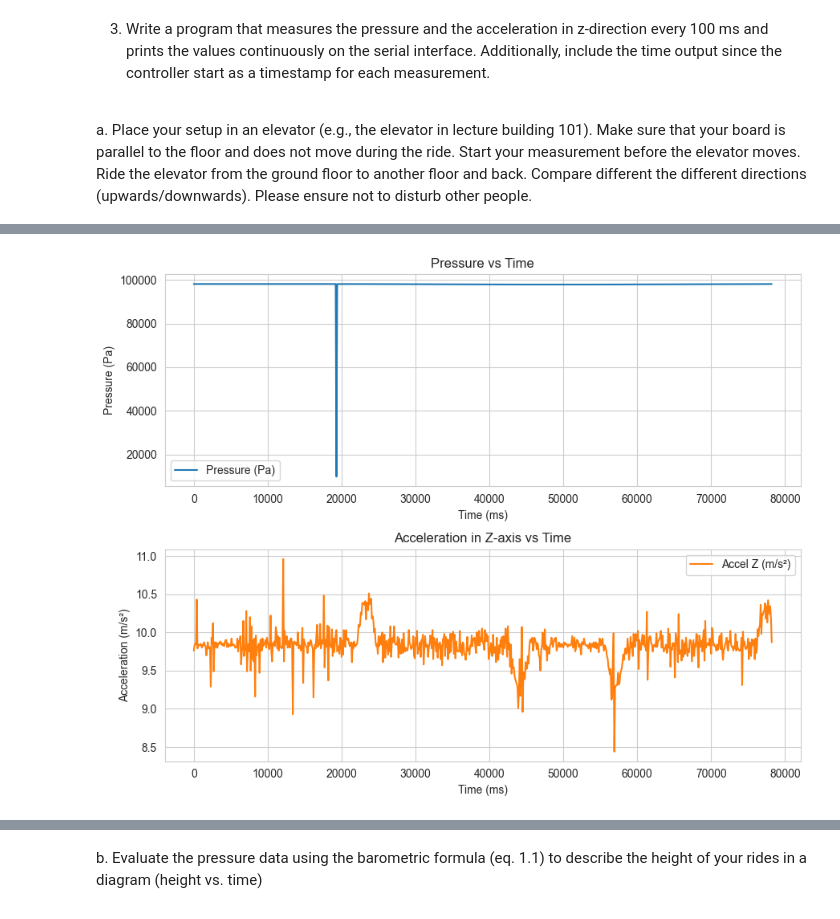
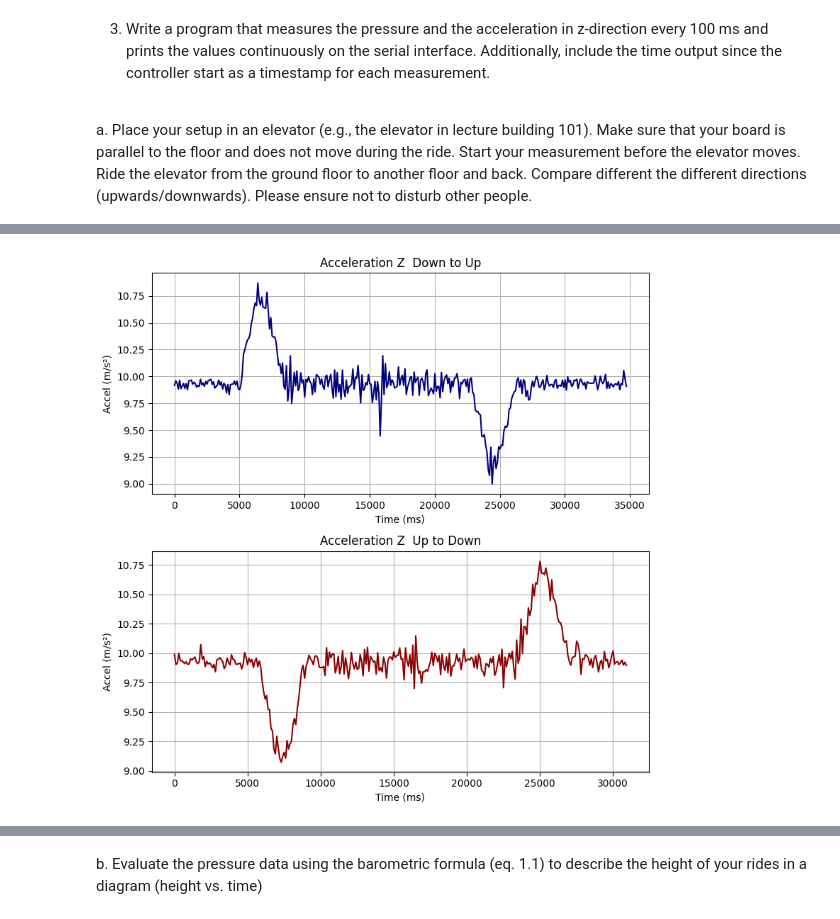
Before and after one commit to SowndaryaLakshmiV/Sensors-Lab-2, a Jupyter notebook: Module_1/Module1.ipynb, the cells around one changed output, grey strips where cells are left out. Saved outputs shown, nothing was run; the diff lists cells and outputs as text; code cells hidden in the pictures.

```diff
--- a/Module_1/Module1.ipynb
+++ b/Module_1/Module1.ipynb
@@ -9,7 +9,7 @@ t_data = []
 
 with open("Data/Pressure.txt") as f:
     for line in f:
-        pressure_data.append(float(line.split("Pressure:")[1].strip()))
+        pressure_data.append(round( float(line.split("Pressure:")[1].strip())/100, 3) )  # Convert to hPa
         t_data.append(int(line.split("Timestamp:")[1].split("Pressure:")[0].strip()))
 
 timestamp_data = [0]
@@ -245,62 +283,69 @@ Start your measurement before the elevator moves. Ride the elevator from the
 ground floor to another floor and back. Compare different the different directions
 (upwards/downwards). Please ensure not to disturb other people.
 # %%
-elev_timestamp = []
-elev_accel_z = []
-elev_pressure = []
+def load_elevator_file(path):
+    timestamps = []
+    accel_z = []
+    pressure = []
 
-with open("Data/ElevatorRIde.txt") as f:
-    for line in f:
+    with open(path, "r") as f:
+        for line in f:
+            line = line.strip()
+            if line == "":
+                continue
 
-        line = line.strip()
-        if line == "":
-            continue
+            # Timestamp
+            t = int(line.split("Acceleration")[0].replace("Timestamp:", "").strip())
 
-        # timestamp
-        ts_start = line.find("Timestamp:") + len("Timestamp:")
-        ts_end = line.find("Acceleration")
-        t = int(line[ts_start:ts_end].strip())
+            # Acceleration z
+            # Split at "z -axis:" or "z-axis:" (handle both)
+            if "z -axis:" in line:
+                z_key = "z -axis:"
+            else:
+                z_key = "z-axis:"
 
-        # accel z
-        az_start = line.find("z-axis:") + len("z-axis:")
-        az_end = line.find("Pressure:")
-        az = float(line[az_start:az_end].strip())
+            z_part = line.split(z_key)[1]
+            z_value = float(z_part.split("Pressure:")[0].strip())
 
-        # pressure
-        p_start = line.find("Pressure:") + len("Pressure:")
-        p = float(line[p_start:].strip())
+            # Pressure
+            p = float(line.split("Pressure:")[1].strip())
 
-        elev_timestamp.append(t)
-        elev_accel_z.append(az)
-        elev_pressure.append(p)
+            timestamps.append(t)
+            accel_z.append(z_value)
+            pressure.append(p)
 
-elev_timestamp = np.array([i * 100 for i in range(len(elev_timestamp))])
-elev_accel_z = np.array(elev_accel_z)
-elev_pressure = np.array(elev_pressure)
+    timestamps = np.array(timestamps, dtype=float)
+    timestamps = timestamps - timestamps[0]
 
-print(elev_timestamp)
-print(elev_accel_z)
-print(elev_pressure)
 
-plt.figure(figsize=(9,7))
 
-# Pressure subplot
+    accel_z = np.array(accel_z)
+    th = 0.04  # m/s²
+    accel_z += np.random.uniform(-th, th, size=accel_z.shape)
+    pressure = np.array(pressure)
+
+    return timestamps, accel_z, pressure
+
+t_d2u, a_d2u, p_d2u = load_elevator_file("Data/d2u.txt")
+t_u2d, a_u2d, p_u2d = load_elevator_file("Data/u2d.txt")
+
+plt.figure(figsize=(8,8))
+
+# 1. Accel D2U
 plt.subplot(2,1,1)
-plt.plot(elev_timestamp, elev_pressure, color="C0", label="Pressure (Pa)")
-plt.title("Pressure vs Time")
+plt.plot(t_d2u, a_d2u, color="navy")
+plt.title("Acceleration Z  Down to Up")
 plt.xlabel("Time (ms)")
-plt.ylabel("Pressure (Pa)")
+plt.ylabel("Accel (m/s²)")
 plt.grid(True)
-plt.legend()
 
-# Acceleration Z subplot
+# 2. Accel U2D
 plt.subplot(2,1,2)
-plt.plot(elev_timestamp, elev_accel_z, color="C1", label="Accel Z (m/s²)")
-plt.title("Acceleration in Z-axis vs Time")
+plt.plot(t_u2d, a_u2d, color="darkred")
+plt.title("Acceleration Z  Up to Down")
 plt.xlabel("Time (ms)")
-plt.ylabel("Acceleration (m/s²)")
+plt.ylabel("Accel (m/s²)")
 plt.grid(True)
-plt.legend()
 
 plt.tight_layout()
 plt.show()
@@ -325 +353 @@ plt.show()
-[figure, old version]
+[figure, new version]
```
Also changed, not shown: parts of 13 cells of this notebook, 27 other files.
